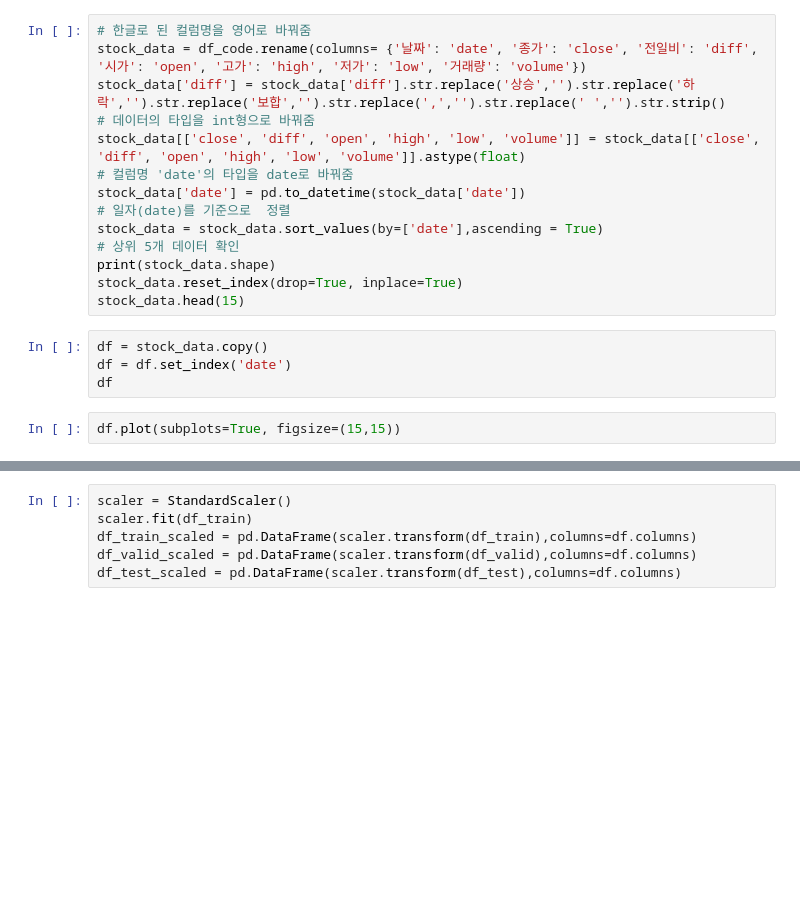
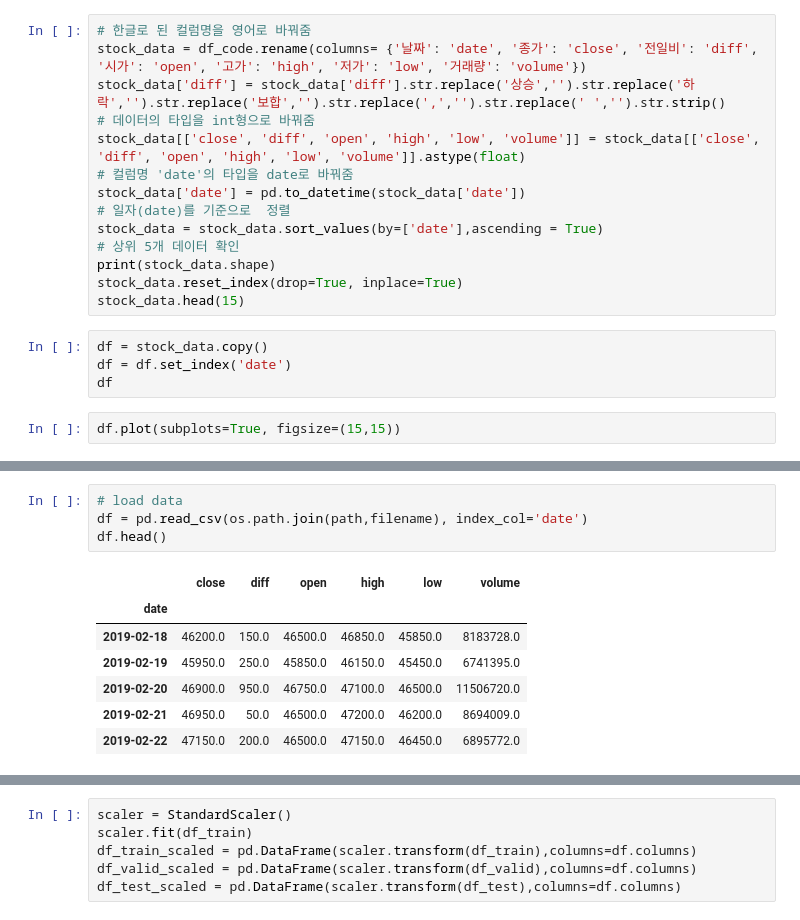
Before and after one commit to hugwolf77/sim, a Jupyter notebook: 02_DLnote/10_seq2seq_tf.ipynb, the cells around one changed output, grey strips where cells are left out. Drawn from its saved outputs; the diff is of its cells as text; blank space fills up the shorter version.

```diff
--- a/02_DLnote/10_seq2seq_tf.ipynb
+++ b/02_DLnote/10_seq2seq_tf.ipynb
@@ -113,3 +127,15 @@ df.plot(subplots=True, figsize=(15,15))
+# %%
+# load data
+df = pd.read_csv(os.path.join(path,filename), index_col='date')
+df.head()
+# %% [output]
+|  | close | diff | open | high | low | volume |
+| date |  |  |  |  |  |  |
+| 2019-02-18 | 46200.0 | 150.0 | 46500.0 | 46850.0 | 45850.0 | 8183728.0 |
+| 2019-02-19 | 45950.0 | 250.0 | 45850.0 | 46150.0 | 45450.0 | 6741395.0 |
+| 2019-02-20 | 46900.0 | 950.0 | 46750.0 | 47100.0 | 46500.0 | 11506720.0 |
+| 2019-02-21 | 46950.0 | 50.0 | 46500.0 | 47200.0 | 46200.0 | 8694009.0 |
+| 2019-02-22 | 47150.0 | 200.0 | 46500.0 | 47150.0 | 46450.0 | 6895772.0 |
 # %%
 fig, ax = plt.subplots(1,1, figsize=(15,3))
 ax.plot(df['close'])
```
Also changed, not shown: parts of 25 cells of this notebook, 5 other files.
